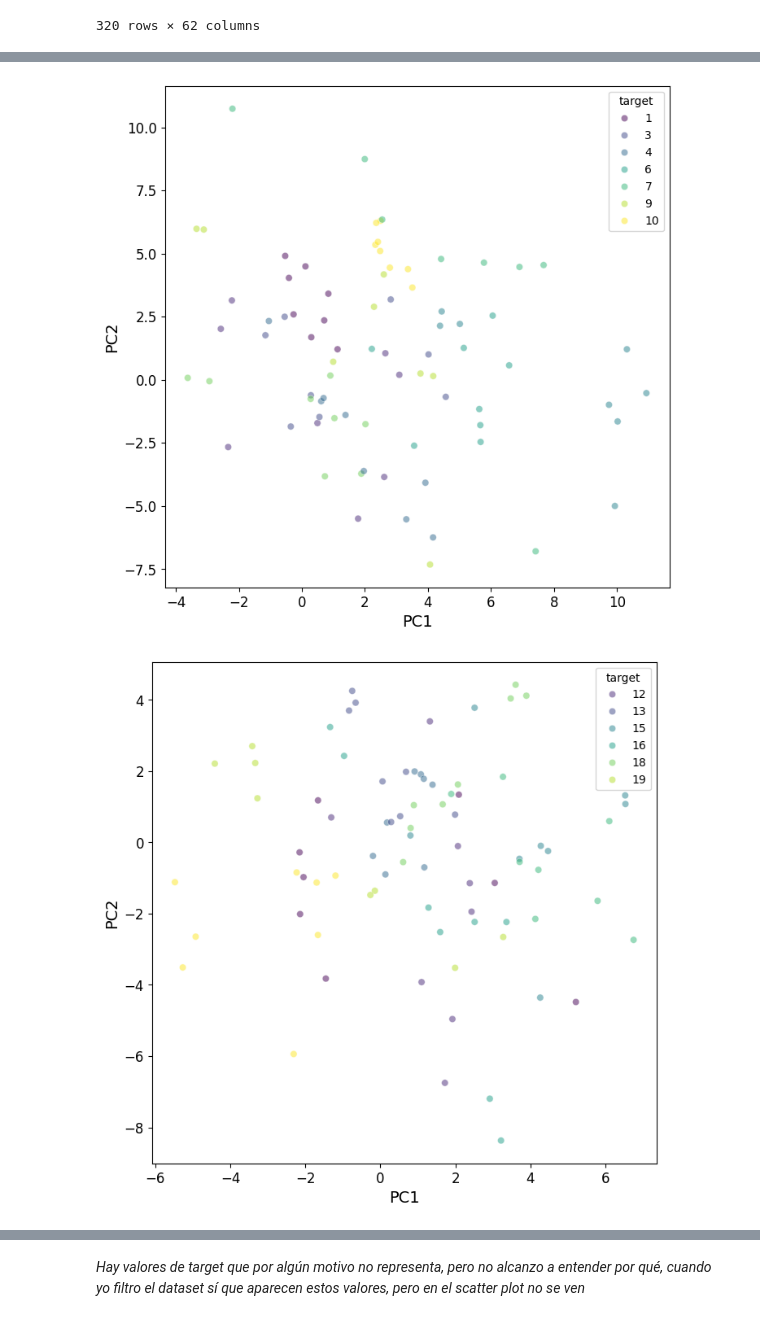
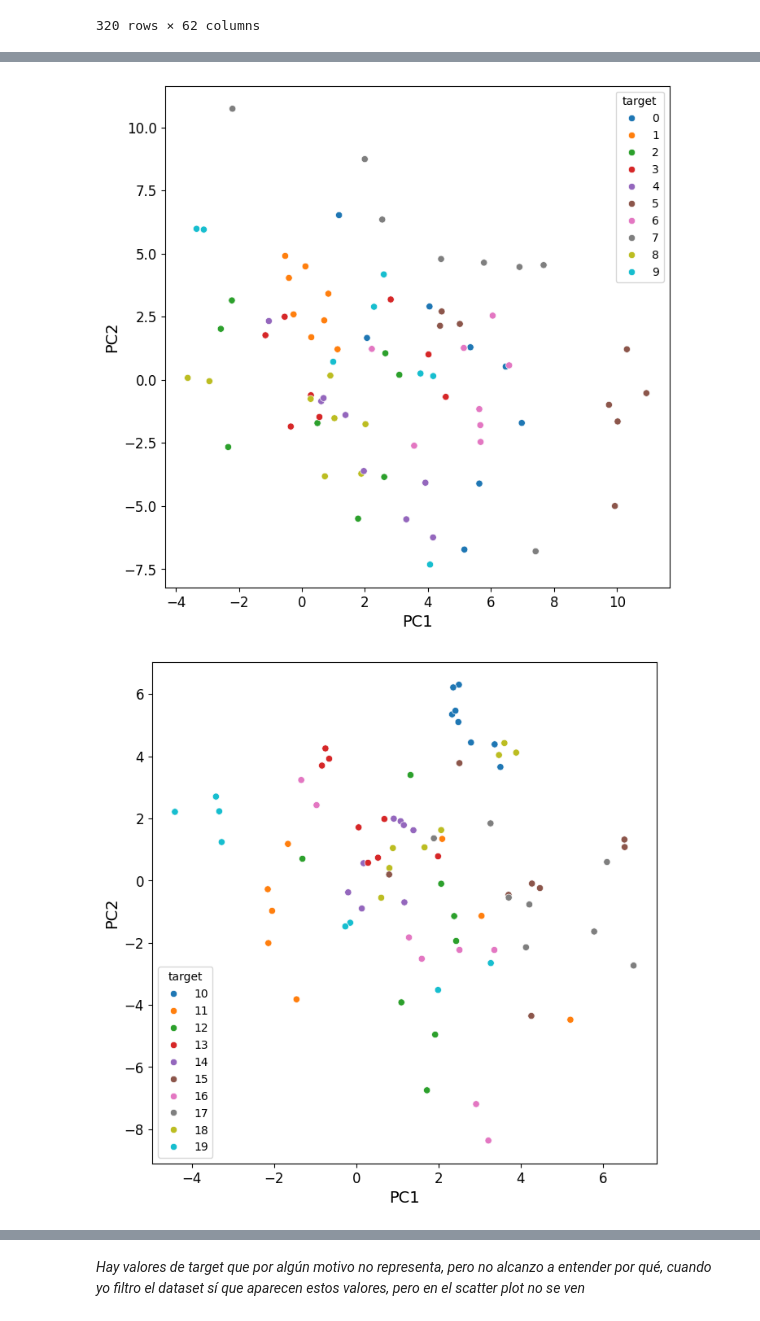
Before and after one commit to DarioRuizGon/ONLINE_DS_THEBRIDGE_DARIO, a Jupyter notebook: Sprint_14/Unidad_1/18_Practica_Obligatoria_No_Supervisado_PCA.ipynb, the cells around one changed output, grey strips where cells are left out. Drawn from its saved outputs; the diff is of its cells as text; code cells hidden in the pictures.

```diff
--- a/Sprint_14/Unidad_1/18_Practica_Obligatoria_No_Supervisado_PCA.ipynb
+++ b/Sprint_14/Unidad_1/18_Practica_Obligatoria_No_Supervisado_PCA.ipynb
@@ -360,7 +360,7 @@ sns.scatterplot(train_pca.loc[lista_val], x = "PC1", y = "PC2", hue = "target",
 # %%
-for i, j in zip(range(1, 40, 10), range(10, 41, 10)):
+for i, j in zip(range(0, 40, 10), range(9, 41, 10)):
     plt.figure(figsize= (8,8))
-    sns.scatterplot(train_pca.loc[train_pca.target.between(i, j, "both")], x = "PC1", y = "PC2", hue = "target", alpha = 0.5, palette= "viridis")
+    sns.scatterplot(train_pca.loc[train_pca.target.between(i, j, "both")], x = "PC1", y = "PC2", hue = "target", palette= "tab10")
 # %% [output]
-[figure, old version]
+[figure, new version]
-[figure, old version]
+[figure, new version]
```
Also changed, not shown: parts of 7 cells of this notebook, 1 other file.
